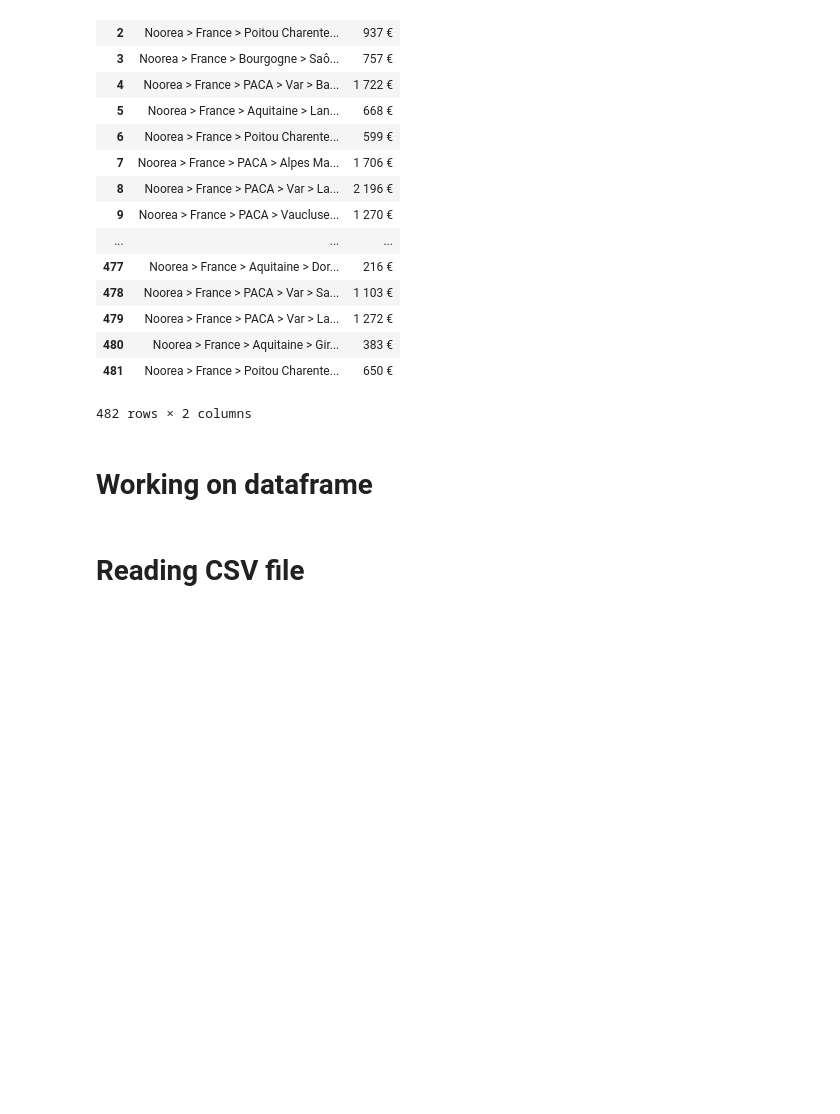
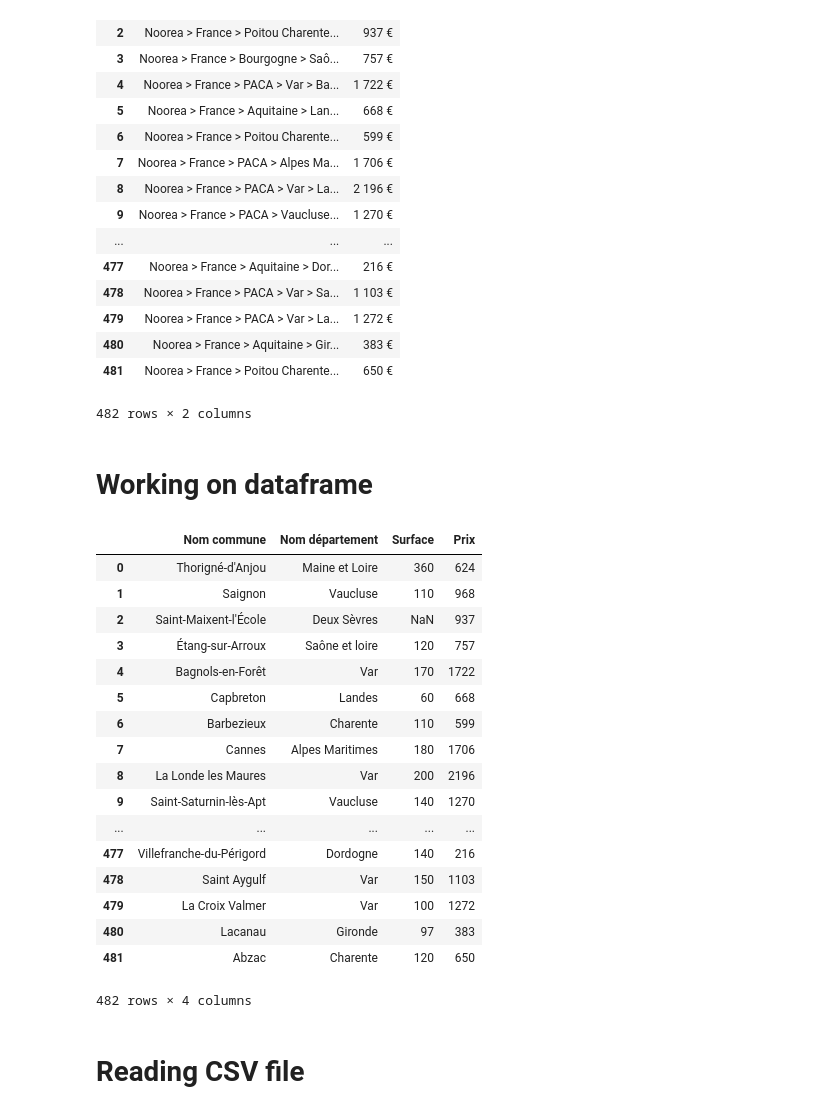
Before and after one commit to Durassel/Big-data-project, a Jupyter notebook: Project.ipynb, the cells around one changed output. Drawn from its saved outputs; the diff is of its cells as text; code cells hidden in the pictures; blank space fills up the shorter version.

```diff
--- a/Project.ipynb
+++ b/Project.ipynb
@@ -85,30 +85,51 @@ rentals
 # %%
 # Split title into columns
 rentals['title'] = rentals['title'].str.replace("Noorea > France > ", "")
 
 rentals['Nom département'] = rentals['title'].str.split('>').str[1]
 
 rentals['Nom commune'] = rentals['title'].str.split('>').str[2]
 
 rentals['Surface'] = rentals['title'].str.split('>').str[4]
 rentals['Surface'] = rentals['Surface'].str.replace(" m2", "")
 rentals['Surface'] = rentals['Surface'].str.replace(" ", "")
-rentals['Surface'] = rentals['Surface'].fillna(0)
+#rentals['Surface'] = rentals['Surface'].fillna(0)
 
 rentals['title'] = rentals['title'].str.replace("Noorea > France > ", "")
 rentals = rentals.drop('title', 1)
 
 rentals['Prix'] = rentals['Prix'].str.replace(" €", "")
 rentals['Prix'] = rentals['Prix'].str.replace(" ", "")
 
 rentals = rentals[['Nom commune', 'Nom département', 'Surface', 'Prix']]
 
 # Remove useless whitespaces
 for index, row in rentals.iterrows():
     rentals.loc[index, 'Nom département'] = rentals.loc[index, 'Nom département'][:-1]
     rentals.loc[index, 'Nom département'] = rentals.loc[index, 'Nom département'][1:]
     rentals.loc[index, 'Nom commune'] = rentals.loc[index, 'Nom commune'][:-1]
     rentals.loc[index, 'Nom commune'] = rentals.loc[index, 'Nom commune'][1:]
+
+rentals
+# %% [output]
+|  | Nom commune | Nom département | Surface | Prix |
+| 0 | Thorigné-d'Anjou | Maine et Loire | 360 | 624 |
+| 1 | Saignon | Vaucluse | 110 | 968 |
+| 2 | Saint-Maixent-l'École | Deux Sèvres | NaN | 937 |
+| 3 | Étang-sur-Arroux | Saône et loire | 120 | 757 |
+| 4 | Bagnols-en-Forêt | Var | 170 | 1722 |
+| 5 | Capbreton | Landes | 60 | 668 |
+| 6 | Barbezieux | Charente | 110 | 599 |
+| 7 | Cannes | Alpes Maritimes | 180 | 1706 |
+| 8 | La Londe les Maures | Var | 200 | 2196 |
+| 9 | Saint-Saturnin-lès-Apt | Vaucluse | 140 | 1270 |
+| ... | ... | ... | ... | ... |
+| 477 | Villefranche-du-Périgord | Dordogne | 140 | 216 |
+| 478 | Saint Aygulf | Var | 150 | 1103 |
+| 479 | La Croix Valmer | Var | 100 | 1272 |
+| 480 | Lacanau | Gironde | 97 | 383 |
+| 481 | Abzac | Charente | 120 | 650 |
+482 rows × 4 columns
 # %% [markdown]
 # Reading CSV file
 # %%
```
Also changed, not shown: parts of 6 cells of this notebook, 1 other file.
